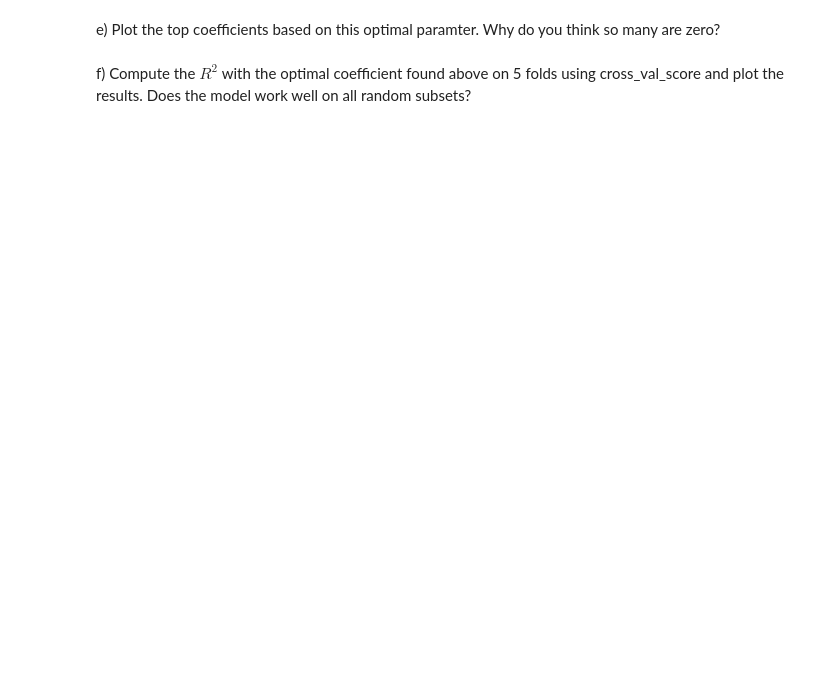
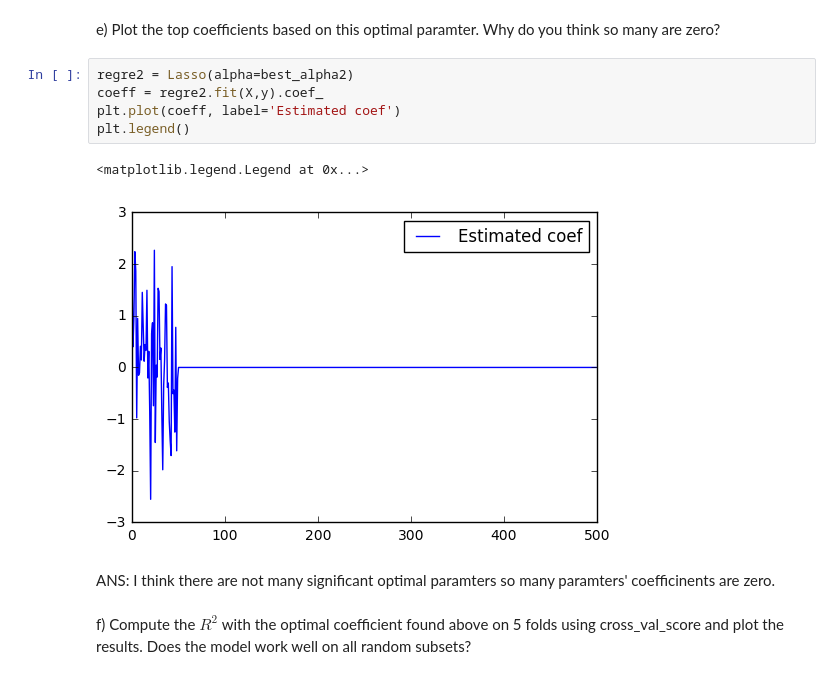
Before and after one commit to Columbia-Intro-Data-Science/python-introduction-LingxiangYu, a Jupyter notebook: LY2305_HW2.ipynb, the cells around one changed output. Drawn from its saved outputs; the diff is of its cells as text; blank space fills up the shorter version.

```diff
--- a/LY2305_HW2.ipynb
+++ b/LY2305_HW2.ipynb
@@ -120,5 +132,15 @@ The optimazed alpha is  0.000767158117678
 # %% [markdown]
 e) Plot the top coefficients based on this optimal paramter. Why do you think so many are zero?
+# %%
+regre2 = Lasso(alpha=best_alpha2)
+coeff = regre2.fit(X,y).coef_
+plt.plot(coeff, label='Estimated coef')
+plt.legend()
+# %% [output]
+<matplotlib.legend.Legend at 0x...>
+[figure, added]
+# %% [markdown]
+ANS: I think there are not many significant optimal paramters so many paramters' coefficinents are zero.
 # %% [markdown]
 f) Compute the $R^2$ with the optimal coefficient found above on 5 folds using cross_val_score and plot the
 results. Does the model work well on all random subsets?
```
Also changed, not shown: parts of 9 cells of this notebook.
